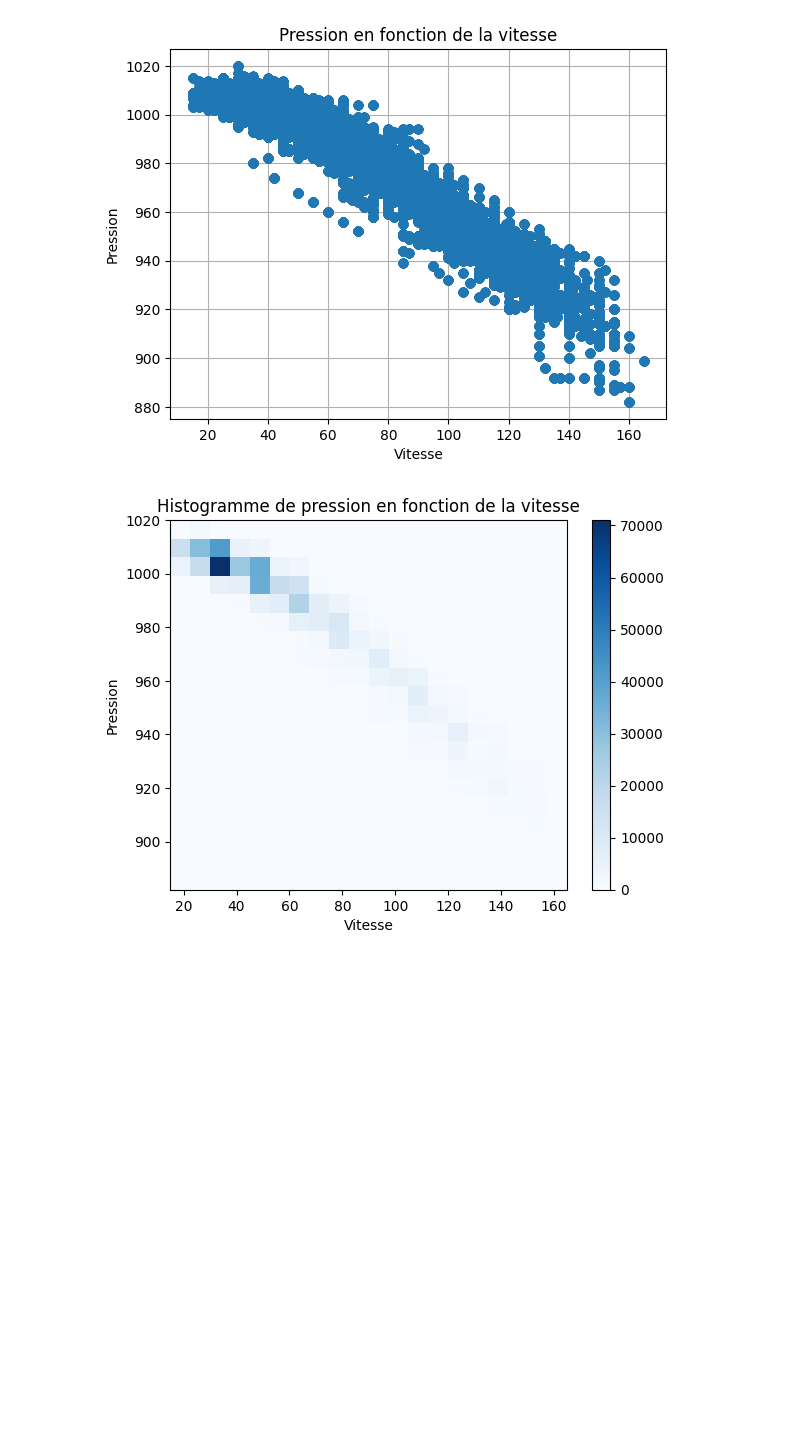
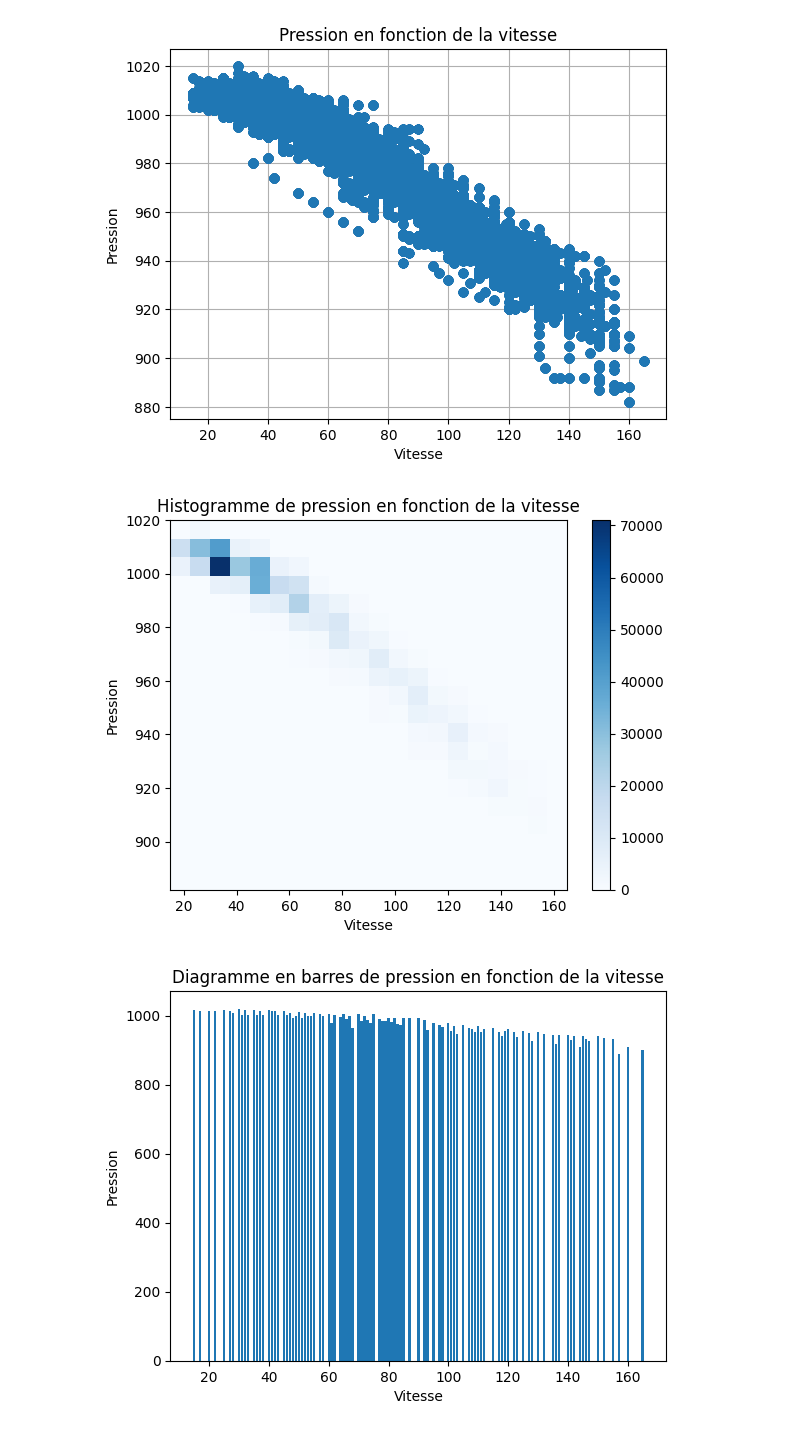
Before and after one commit to FWICSS/HurricaneProject, a Jupyter notebook: Expose.ipynb, the cells around one changed output. Cells and saved outputs as stored; diff of their text form; code cells hidden in the pictures; blank space fills up the shorter version.

Commit message:
ajout diagramme barres de USA_WIND par année et giagrammes bares de USA_PRES par année

```diff
--- a/Expose.ipynb
+++ b/Expose.ipynb
@@ -180,5 +180,7 @@ getGraphPressionVersusSpeed(data_caribeen_prepared)
 [figure]
 # %%
 getHistPressionVersusSpeed(data_caribeen_prepared)
+getBarPlotPressionVersusSpeed(data_caribeen_prepared)
 # %% [output]
 [figure]
+[figure, added]
```
Also changed, not shown: parts of 3 cells of this notebook, 2 other files.
